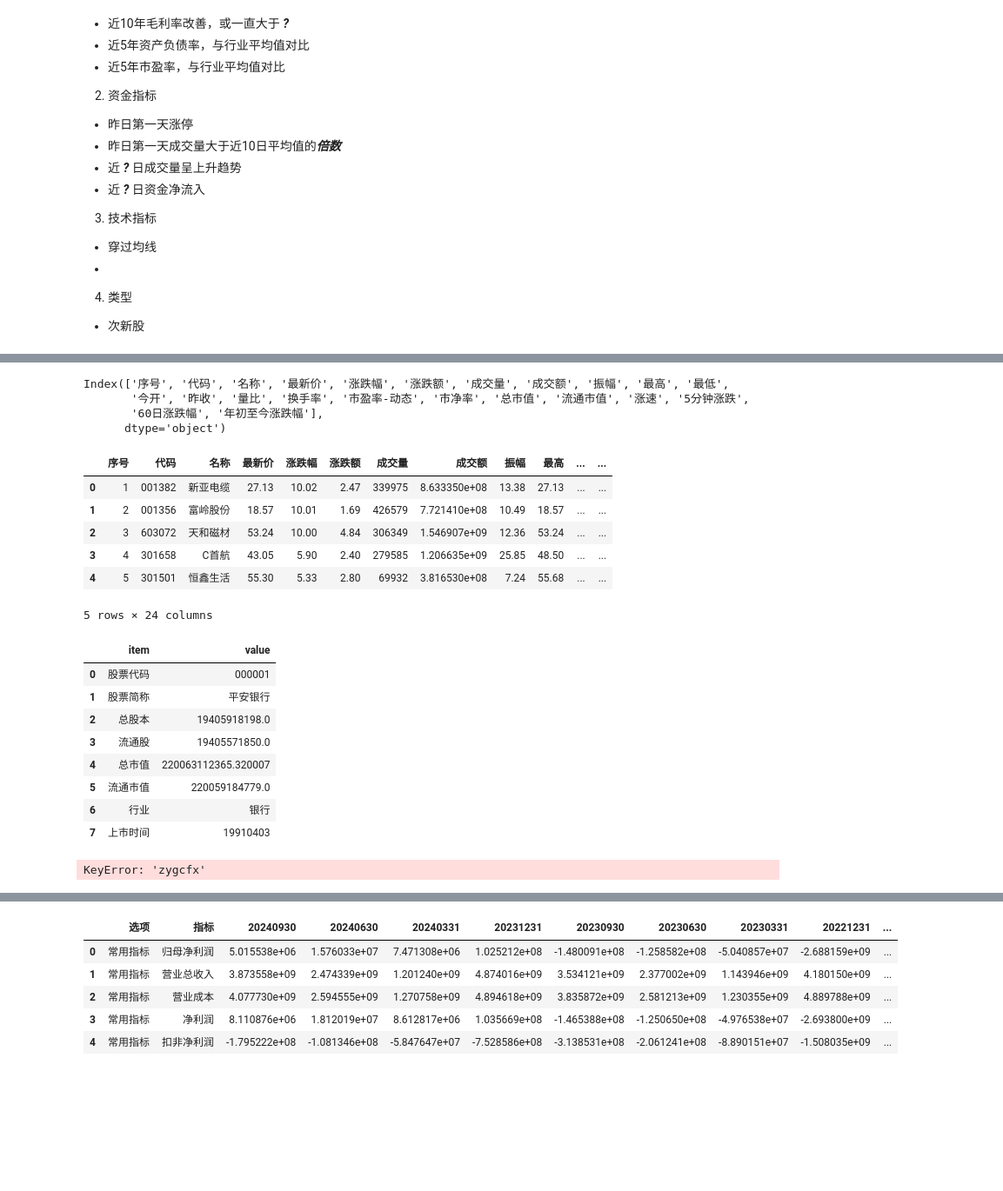
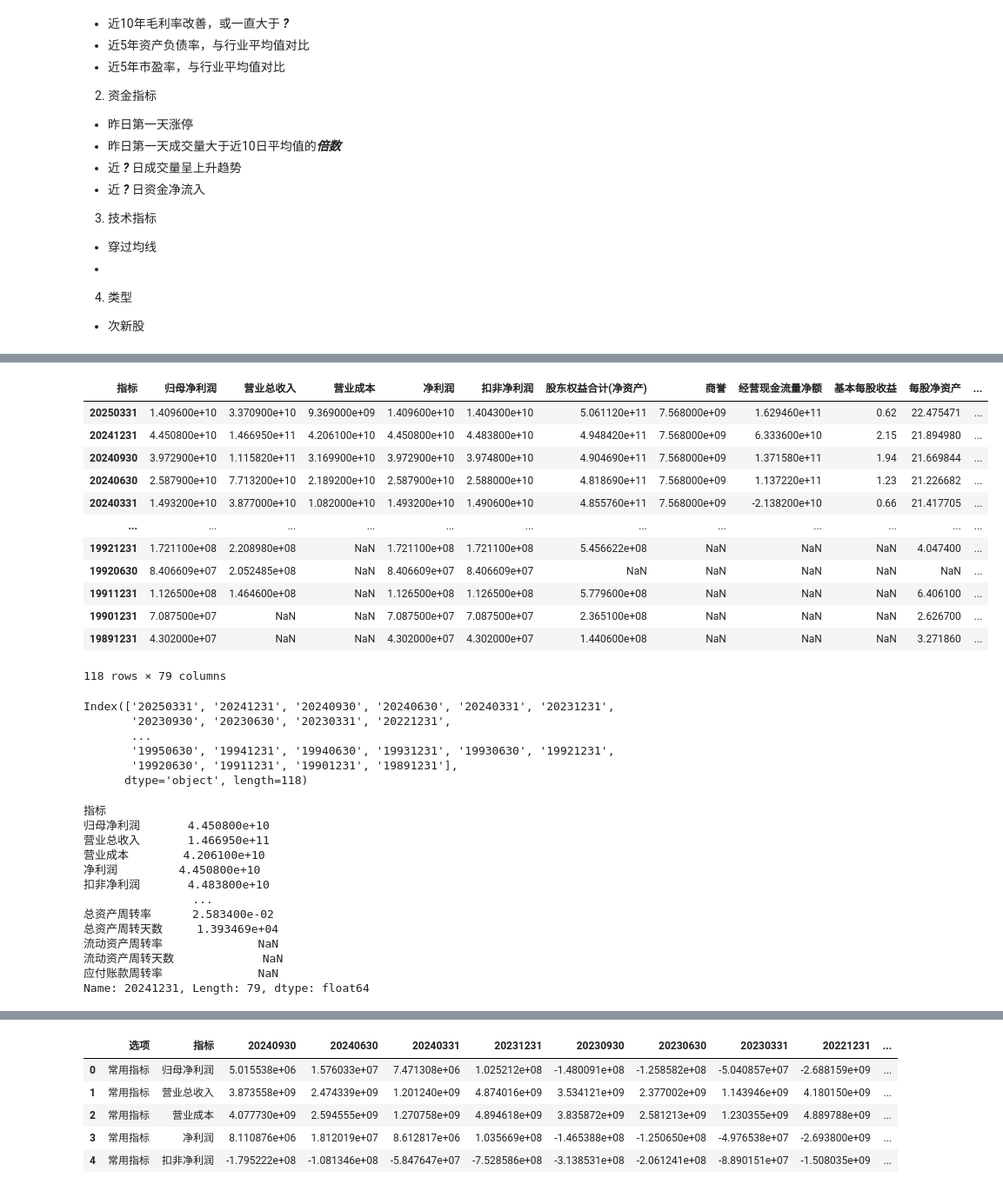
Before and after one commit to ddfightliu/codespaces-jupyter, a Jupyter notebook: notebooks/economy/stocks.ipynb, the cells around one changed output, grey strips where cells are left out. Shown at 87% size. Saved outputs shown, nothing was run; the diff lists cells and outputs as text; code cells hidden in the pictures; blank space fills up the shorter version.

```diff
--- a/notebooks/economy/stocks.ipynb
+++ b/notebooks/economy/stocks.ipynb
@@ -254,35 +250,43 @@ ConnectionError: HTTPSConnectionPool(host='fred.stlouisfed.org', port=443): Read
-# %%
-all_stocks.columns
-# %% [output]
-Index(['序号', '代码', '名称', '最新价', '涨跌幅', '涨跌额', '成交量', '成交额', '振幅', '最高', '最低',
-       '今开', '昨收', '量比', '换手率', '市盈率-动态', '市净率', '总市值', '流通市值', '涨速', '5分钟涨跌',
-       '60日涨跌幅', '年初至今涨跌幅'],
-      dtype='object')
-# %%
-new_stock=ak.stock_new_a_spot_em() # 新股列表
-new_stock.head(5)
-# %% [output]
-|  | 序号 | 代码 | 名称 | 最新价 | 涨跌幅 | 涨跌额 | 成交量 | 成交额 | 振幅 | 最高 | ... | ... |
-| 0 | 1 | 001382 | 新亚电缆 | 27.13 | 10.02 | 2.47 | 339975 | 8.633350e+08 | 13.38 | 27.13 | ... | ... |
-| 1 | 2 | 001356 | 富岭股份 | 18.57 | 10.01 | 1.69 | 426579 | 7.721410e+08 | 10.49 | 18.57 | ... | ... |
-| 2 | 3 | 603072 | 天和磁材 | 53.24 | 10.00 | 4.84 | 306349 | 1.546907e+09 | 12.36 | 53.24 | ... | ... |
-| 3 | 4 | 301658 | C首航 | 43.05 | 5.90 | 2.40 | 279585 | 1.206635e+09 | 25.85 | 48.50 | ... | ... |
-| 4 | 5 | 301501 | 恒鑫生活 | 55.30 | 5.33 | 2.80 | 69932 | 3.816530e+08 | 7.24 | 55.68 | ... | ... |
-5 rows × 24 columns
-# %%
-ak.stock_individual_info_em('000001') # 股票基本信息
-# %% [output]
-|  | item | value |
-| 0 | 股票代码 | 000001 |
-| 1 | 股票简称 | 平安银行 |
-| 2 | 总股本 | 19405918198.0 |
-| 3 | 流通股 | 19405571850.0 |
-| 4 | 总市值 | 220063112365.320007 |
-| 5 | 流通市值 | 220059184779.0 |
-| 6 | 行业 | 银行 |
-| 7 | 上市时间 | 19910403 |
-# %%
-stock_zygc_ym_df = ak.stock_zygc_em(symbol="600519") # 股票主营业务收入明细
-stock_zygc_ym_df.head(5) # 股票主营业务收入明细
-# %% [output]
-KeyError: 'zygcfx'
+# %%
+a=ak.stock_financial_abstract(symbol='000001').set_index('指标').drop(columns=['选项']).T
+# %%
+a
+# %% [output]
+| 指标 | 归母净利润 | 营业总收入 | 营业成本 | 净利润 | 扣非净利润 | 股东权益合计(净资产) | 商誉 | 经营现金流量净额 | 基本每股收益 | 每股净资产 | ... |
+| 20250331 | 1.409600e+10 | 3.370900e+10 | 9.369000e+09 | 1.409600e+10 | 1.404300e+10 | 5.061120e+11 | 7.568000e+09 | 1.629460e+11 | 0.62 | 22.475471 | ... |
+| 20241231 | 4.450800e+10 | 1.466950e+11 | 4.206100e+10 | 4.450800e+10 | 4.483800e+10 | 4.948420e+11 | 7.568000e+09 | 6.333600e+10 | 2.15 | 21.894980 | ... |
+| 20240930 | 3.972900e+10 | 1.115820e+11 | 3.169900e+10 | 3.972900e+10 | 3.974800e+10 | 4.904690e+11 | 7.568000e+09 | 1.371580e+11 | 1.94 | 21.669844 | ... |
+| 20240630 | 2.587900e+10 | 7.713200e+10 | 2.189200e+10 | 2.587900e+10 | 2.588000e+10 | 4.818690e+11 | 7.568000e+09 | 1.137220e+11 | 1.23 | 21.226682 | ... |
+| 20240331 | 1.493200e+10 | 3.877000e+10 | 1.082000e+10 | 1.493200e+10 | 1.490600e+10 | 4.855760e+11 | 7.568000e+09 | -2.138200e+10 | 0.66 | 21.417705 | ... |
+| ... | ... | ... | ... | ... | ... | ... | ... | ... | ... | ... | ... |
+| 19921231 | 1.721100e+08 | 2.208980e+08 | NaN | 1.721100e+08 | 1.721100e+08 | 5.456622e+08 | NaN | NaN | NaN | 4.047400 | ... |
+| 19920630 | 8.406609e+07 | 2.052485e+08 | NaN | 8.406609e+07 | 8.406609e+07 | NaN | NaN | NaN | NaN | NaN | ... |
+| 19911231 | 1.126500e+08 | 1.464600e+08 | NaN | 1.126500e+08 | 1.126500e+08 | 5.779600e+08 | NaN | NaN | NaN | 6.406100 | ... |
+| 19901231 | 7.087500e+07 | NaN | NaN | 7.087500e+07 | 7.087500e+07 | 2.365100e+08 | NaN | NaN | NaN | 2.626700 | ... |
+| 19891231 | 4.302000e+07 | NaN | NaN | 4.302000e+07 | 4.302000e+07 | 1.440600e+08 | NaN | NaN | NaN | 3.271860 | ... |
+118 rows × 79 columns
+# %%
+a.index
+# %% [output]
+Index(['20250331', '20241231', '20240930', '20240630', '20240331', '20231231',
+       '20230930', '20230630', '20230331', '20221231',
+       ...
+       '19950630', '19941231', '19940630', '19931231', '19930630', '19921231',
+       '19920630', '19911231', '19901231', '19891231'],
+      dtype='object', length=118)
+# %%
+a.loc['20241231']
+# %% [output]
+指标
+归母净利润       4.450800e+10
+营业总收入       1.466950e+11
+营业成本        4.206100e+10
+净利润         4.450800e+10
+扣非净利润       4.483800e+10
+                ...
+总资产周转率      2.583400e-02
+总资产周转天数     1.393469e+04
+流动资产周转率              NaN
+流动资产周转天数             NaN
+应付账款周转率              NaN
+Name: 20241231, Length: 79, dtype: float64
```
Also changed, not shown: parts of 9 cells of this notebook, 5 other files.
